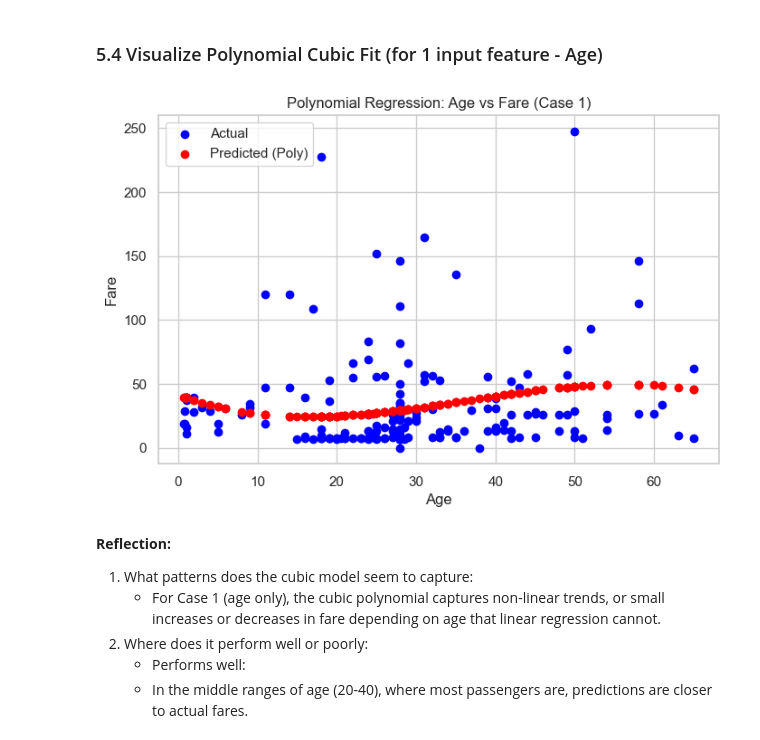
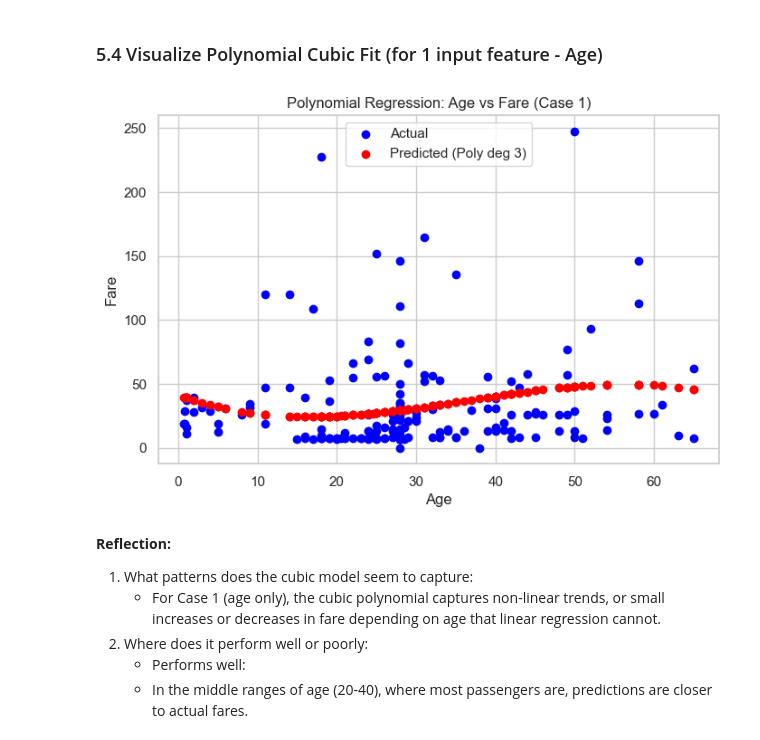
Before and after one commit to abeaderstadt/applied-ml-beaderstadt, a Jupyter notebook: notebooks/project04/ml04_beaderstadt.ipynb, the cells around one changed output. Cells and saved outputs as stored; diff of their text form; code cells hidden in the pictures.

Commit message:
Update visualizations

```diff
--- a/notebooks/project04/ml04_beaderstadt.ipynb
+++ b/notebooks/project04/ml04_beaderstadt.ipynb
@@ -367,21 +367,32 @@ X_test_poly = poly.transform(X1_test)
 # %%
 # Use the poly inputs in the LR model
-model_poly = LinearRegression()
-model_poly.fit(X_train_poly, y1_train)
-y1_pred_poly = model_poly.predict(X_test_poly)
+model_poly4 = LinearRegression()
+model_poly4.fit(X4_train_poly, y4_train)
+y4_pred_poly = model_poly4.predict(X4_test_poly)
 # %% [markdown]
 ### 5.4 Visualize Polynomial Cubic Fit (for 1 input feature - Age)
 # %%
+# Prepare polynomial transformation for Case 1
+poly1 = PolynomialFeatures(degree=3)
+X1_train_poly = poly1.fit_transform(X1_train)
+X1_test_poly = poly1.transform(X1_test)
+
+# Fit polynomial model for Case 1 visualization
+model_poly1 = LinearRegression()
+model_poly1.fit(X1_train_poly, y1_train)
+y1_pred_poly = model_poly1.predict(X1_test_poly)
+
+# Visualization
 plt.figure(figsize=(8,5))
 plt.scatter(X1_test, y1_test, color='blue', label='Actual')
-plt.scatter(X1_test, y1_pred_poly, color='red', label='Predicted (Poly)')
+plt.scatter(X1_test, y1_pred_poly, color='red', label='Predicted (Poly deg 3)')
 plt.xlabel('Age')
 plt.ylabel('Fare')
 plt.title("Polynomial Regression: Age vs Fare (Case 1)")
 plt.legend()
 plt.show()
 # %% [output]
-[figure, old version]
+[figure, new version]
 # %% [markdown]
 **Reflection:**
 
```
Also changed, not shown: parts of 11 cells of this notebook, 1 other file.
